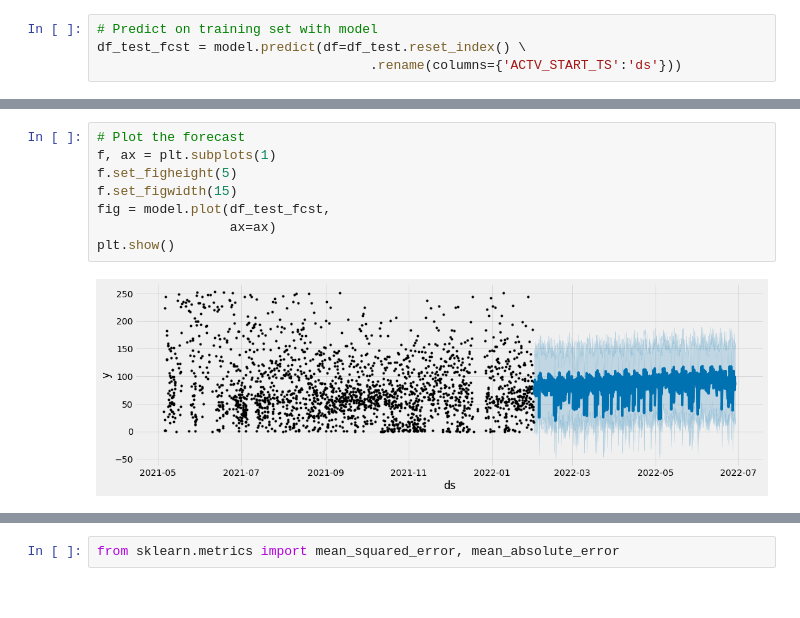
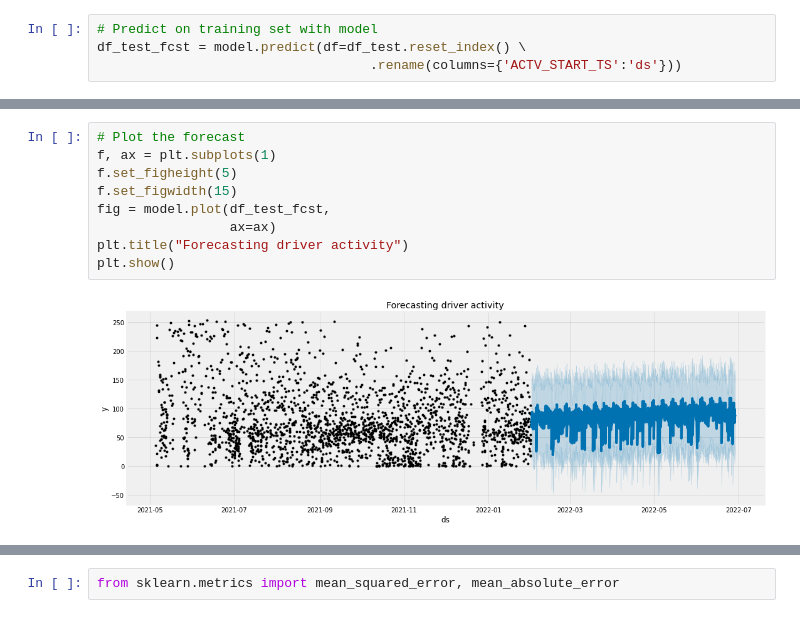
Before and after one commit to yashaswiwal/driver_availability, a Jupyter notebook: 6-28.ipynb, the cells around one changed output, grey strips where cells are left out. Saved outputs shown, nothing was run; the diff lists cells and outputs as text.

```diff
--- a/6-28.ipynb
+++ b/6-28.ipynb
@@ -184,13 +185,14 @@ df_test_fcst.head()
 # %%
 # Plot the forecast
 f, ax = plt.subplots(1)
 f.set_figheight(5)
 f.set_figwidth(15)
 fig = model.plot(df_test_fcst,
                  ax=ax)
+plt.title("Forecasting driver activity")
 plt.show()
 # %% [output]
-[figure, old version]
+[figure, new version]
 # %%
 # Plot the components of the model
 fig = model.plot_components(df_test_fcst)
```
Also changed, not shown: parts of 14 cells of this notebook, 22 other files.
